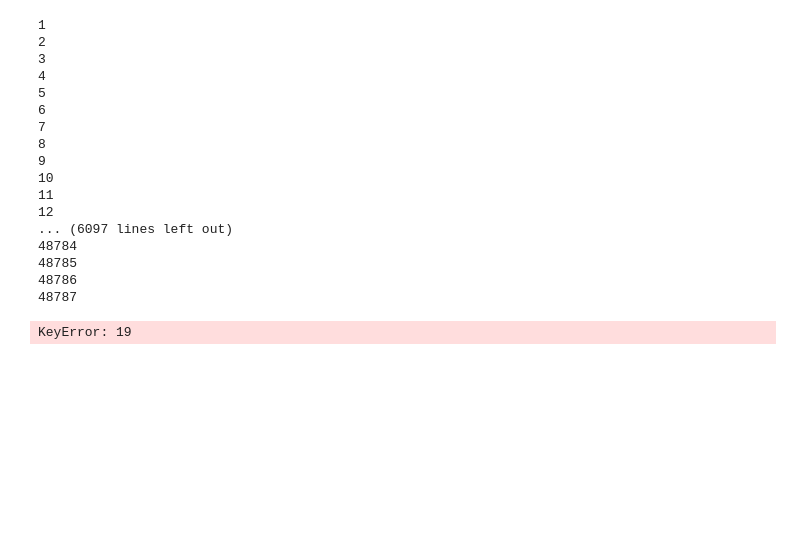
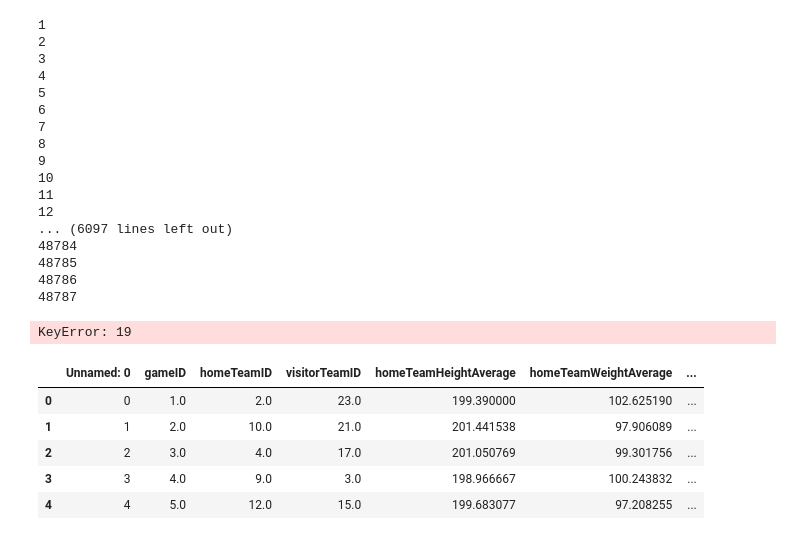
Before and after one commit to arerickson28/Machine-Learning-NBA, a Jupyter notebook: data/createMachineLearningDataset.ipynb, the cells around one changed output. Cells and saved outputs as stored; diff of their text form; code cells hidden in the pictures; blank space fills up the shorter version.

```diff
--- a/data/createMachineLearningDataset.ipynb
+++ b/data/createMachineLearningDataset.ipynb
@@ -113,3 +113,13 @@ ml_df.head()
 KeyError: 19
 # %%
 ml_df.to_csv('data/machineLearningDataSet.csv')
+# %%
+ml_df = pd.read_csv('machineLearningDataSet.csv')
+ml_df.head()
+# %% [output]
+|  | Unnamed: 0 | gameID | homeTeamID | visitorTeamID | homeTeamHeightAverage | homeTeamWeightAverage | ... |
+| 0 | 0 | 1.0 | 2.0 | 23.0 | 199.390000 | 102.625190 | ... |
+| 1 | 1 | 2.0 | 10.0 | 21.0 | 201.441538 | 97.906089 | ... |
+| 2 | 2 | 3.0 | 4.0 | 17.0 | 201.050769 | 99.301756 | ... |
+| 3 | 3 | 4.0 | 9.0 | 3.0 | 198.966667 | 100.243832 | ... |
+| 4 | 4 | 5.0 | 12.0 | 15.0 | 199.683077 | 97.208255 | ... |
```
Also changed, not shown: parts of 1 cell of this notebook, 3 other files.
